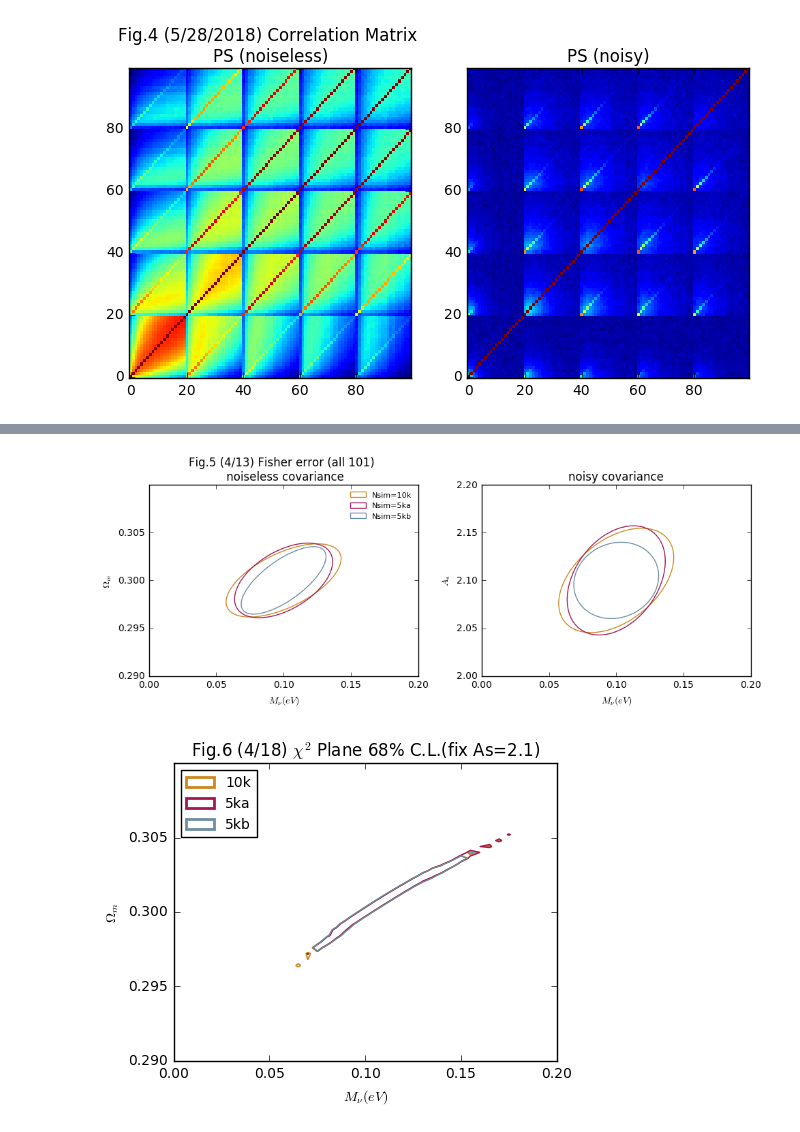
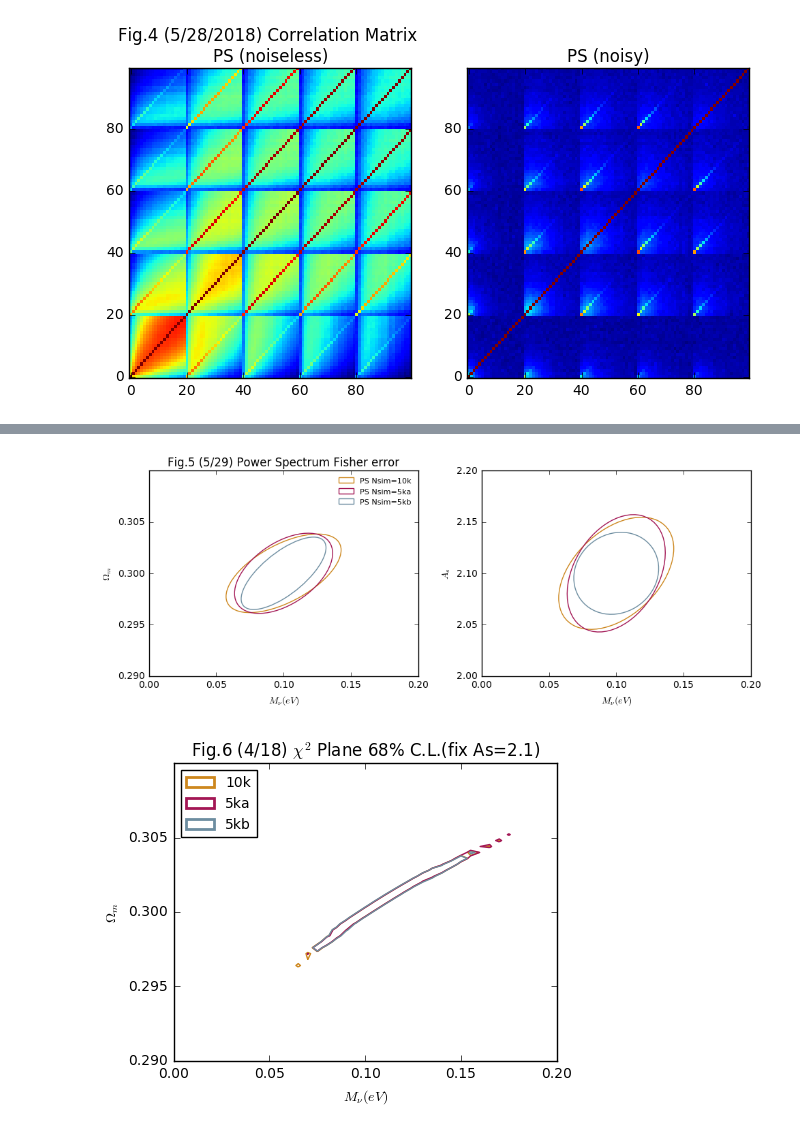
Before and after one commit to liuxx479/PDFs, a Jupyter notebook: test_10k.ipynb, the cells around one changed output, grey strips where cells are left out. Drawn from its saved outputs; the diff is of its cells as text; code cells hidden in the pictures.

```diff
--- a/test_10k.ipynb
+++ b/test_10k.ipynb
@@ -64,7 +64,7 @@ print psI.shape, pdf1dI.shape, pdf2dI.shape, pdf2dN1ks.shape
 # %%
 ell = WLanalysis.edge2center(linspace(100,5000,21))
-kcenter_gal = WLanalysis.edge2center(linspace(-3,5,41))
-kcenter_cmb = WLanalysis.edge2center(linspace(-3,3,31))
+kcenter_gal = WLanalysis.edge2center(linspace(-3,5,28))
+kcenter_cmb = WLanalysis.edge2center(linspace(-3,3,21))
 
 ngal_arr = np.array([8.83, 13.25, 11.15, 7.36, 4.26])
 Clnn =  array([0.3**2 / ngal / 1.18e7 for ngal in ngal_arr])
@@ -75,7 +75,7 @@ for i in range(5):
     icolor=rand(3)
     axes[0].plot(ell, psI[i,1],color=icolor,label='z=%s'%(z_arr[i]))
     axes[1].plot(ell, psN[i,1],color=icolor)#,label='z=%s'%(z_arr[i]))
-    axes[1].plot(ell, ones(20)*Clnn[i],'--',color=icolor,label='z=%s(noise)'%(z_arr[i]))
+    axes[0].plot(ell, ones(20)*Clnn[i],'--',color=icolor)#,label='z=%s(noise)'%(z_arr[i]))
     axes[1].plot(ell, psI[i,1]+Clnn[i],'--',color=icolor)
 axes[0].set_title('Fig.1(5/28/2018) power specrum \n noiseless')
 axes[1].set_title('noisy')
@@ -245,58 +248,58 @@ Nparams=len(dp)
 params_der = array([fidu_params+identity(3)*idp for idp in [dp/2,-dp/2]])
 der_arr = []
 interp_arr = []
-for istats in [psI_flat, psI5ka_flat, psI5kb_flat]+psI1k_flats:
+for istats in [psI_flat, psI5ka_flat, psI5kb_flat]:#+psI1k_flats:
     iinterp = WLanalysis.buildInterpolator(istats[idx_good], params[idx_good])
     ider = array([(iinterp(params_der[0][i]) - iinterp(params_der[1][i]))/dp[i] for i in range(3)])
     der_arr.append(ider)
     interp_arr.append(iinterp)
 
-Fisher_arr = [Fisher(covIpsN, ider) for ider in der_arr]
+Fisher_arr_PS = [Fisher(covIpsN, ider) for ider in der_arr]
 
-Fisher_arr_2der = [Fisher2der(covIpsN, der_arr[i], der_arr[i+1]) for i in range(3,12)]
-Fmean5k= mean(array( [Fisher_arr_2der[i][0] for i in range(len(Fisher_arr_2der))]),axis=0)
-Ferr5k = real(sqrt(mat(Fmean5k).I)) [range(Nparams), range(Nparams)]
+# Fisher_arr_2der = [Fisher2der(covIpsN, der_arr[i], der_arr[i+1]) for i in range(3,12)]
+# Fmean5k= mean(array( [Fisher_arr_2der[i][0] for i in range(len(Fisher_arr_2der))]),axis=0)
+# Ferr5k = real(sqrt(mat(Fmean5k).I)) [range(Nparams), range(Nparams)]
 
 # print 'Fisher error on [Mnu, omega_m, A_s], step size (%s)'%(ir)
 # i=0
 # for iF in Fisher_arr[:3]:
 #     print iF[1]
 #     i+=1
 
 # print 'Fisher error with 2 different derivatives'
 # print Ferr5k
 # for iF in Fisher_arr_2der:
 #     print iF[1]
 #     i+=1
 
 ######### plot
 lss='solid'
 fnNsim=['10k','5ka', '5kb',]+['1k%s'%(i) for i in range(10)]
 seed(999)
 f, (ax1,ax2) = subplots(1,2,figsize=(10,4))
-Fisher_arr2 = Fisher_arr[:3]#+Fisher_arr_2der
-for i in range(len(Fisher_arr2)):
+#Fisher_arr2 = Fisher_arr[:3]#+Fisher_arr_2der
+for i in range(len(Fisher_arr_PS)):
     icolor = rand(3)
-    iF = Fisher_arr2[i][0]
-    plotEllipse(fidu_params[[0,1]], mat(iF).I[[0,1],:][:,[0,1]] ,icolor,lss,'Nsim=%s'%(fnNsim[i]),ax1)
-    plotEllipse(fidu_params[[0,2]], mat(iF).I[[0,2],:][:,[0,2]] ,icolor,lss,'Nsim=%s'%(fnNsim[i]),ax2)
+    iF = Fisher_arr_PS[i][0]
+    plotEllipse(fidu_params[[0,1]], mat(iF).I[[0,1],:][:,[0,1]] ,icolor,lss,'PS Nsim=%s'%(fnNsim[i]),ax1)
+    plotEllipse(fidu_params[[0,2]], mat(iF).I[[0,2],:][:,[0,2]] ,icolor,lss,'PS Nsim=%s'%(fnNsim[i]),ax2)
 
 ax1.set_xlim(0., 0.2)
 ax1.set_ylim(0.29, 0.31)
 ax2.set_xlim(0., 0.2)
 ax2.set_ylim(2., 2.2)
 
 ax1.set_xlabel(r'$M_\nu(eV)$')
 ax1.set_ylabel(r'$\Omega_m$')
 ax2.set_xlabel(r'$M_\nu(eV)$')
 ax2.set_ylabel(r'$A_s$')
 ax1.legend(fontsize=8,frameon=0,ncol=1)
-ax1.set_title('Fig.5 (4/13) Fisher error (all 101) \n noiseless covariance')
-ax2.set_title('noisy covariance')
+ax1.set_title('Fig.5 (5/29) Power Spectrum Fisher error')
+#ax2.set_title('noisy covariance')
 plt.tight_layout()
 show()
 # %% [output]
-[figure, old version]
+[figure, new version]
 # %%
 ######### test with chisq brute force grid
 Na, Nb = 41,51
```
Also changed, not shown: parts of 8 cells of this notebook.
